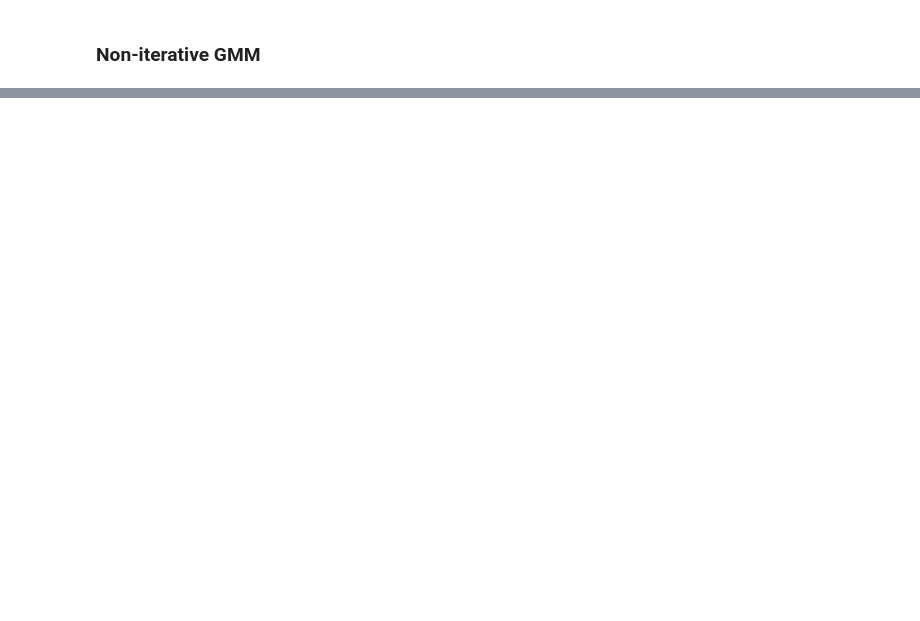
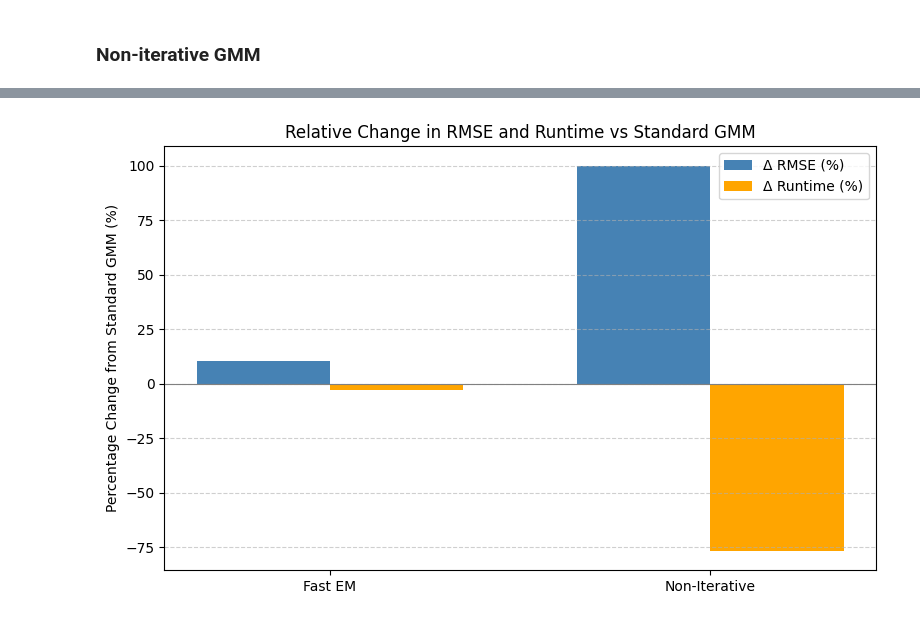
Before and after one commit to zaidmahmood/project-gmm, a Jupyter notebook: notebooks/FullProject.ipynb, the cells around one changed output, grey strips where cells are left out. Saved outputs shown, nothing was run; the diff lists cells and outputs as text; code cells hidden in the pictures; blank space fills up the shorter version.

```diff
--- a/notebooks/FullProject.ipynb
+++ b/notebooks/FullProject.ipynb
@@ -569,0 +685,42 @@ benchmark_non_iterative_gmm("GMM (Non-Iterative)", compute_gmm_non_iterative, da
+# %%
+import matplotlib.pyplot as plt
+import numpy as np
+
+# Model names (excluding Standard for this plot)
+labels = ["Fast EM", "Non-Iterative"]
+
+# RMSE values (precomputed)
+rmse_vals = [rmse_fast, rmse_non_iterative]
+rmse_baseline = rmse_standard
+
+# Runtime values (precomputed)
+runtime_vals = [meantime_gmm_fast_em, meantime_gmm_non_iterative]
+runtime_baseline = meantime_gmm
+
+# Compute % change relative to standard
+rmse_changes = [100 * (val - rmse_baseline) / rmse_baseline for val in rmse_vals]
+runtime_changes = [100 * (val - runtime_baseline) / runtime_baseline for val in runtime_vals]
+
+# Bar positions
+x = np.arange(len(labels))
+width = 0.35
+
+# Plotting
+fig, ax = plt.subplots(figsize=(8, 5))
+ax.bar(x - width/2, rmse_changes, width, label='Δ RMSE (%)', color='steelblue')
+ax.bar(x + width/2, runtime_changes, width, label='Δ Runtime (%)', color='orange')
+
+# Formatting
+ax.set_xticks(x)
+ax.set_xticklabels(labels)
+ax.axhline(0, color='gray', linewidth=0.8)
+ax.set_ylabel("Percentage Change from Standard GMM (%)")
+ax.set_title("Relative Change in RMSE and Runtime vs Standard GMM")
+ax.legend()
+ax.grid(axis='y', linestyle='--', alpha=0.6)
+
+plt.tight_layout()
+plt.savefig("../results/gmm_relative_change_fast_noniterative.png", dpi=300)
+plt.show()
+# %% [output]
+[figure, added]
```
Also changed, not shown: parts of 8 cells of this notebook.
